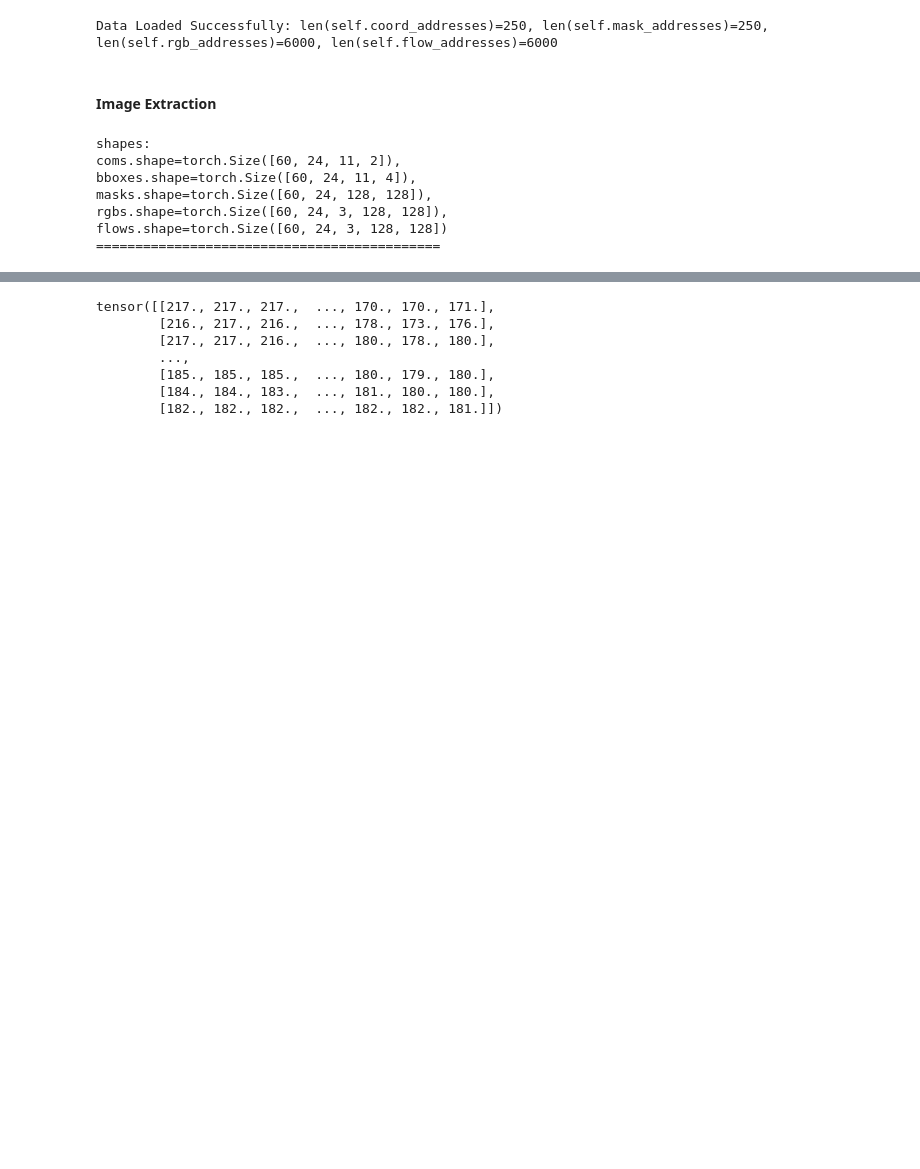
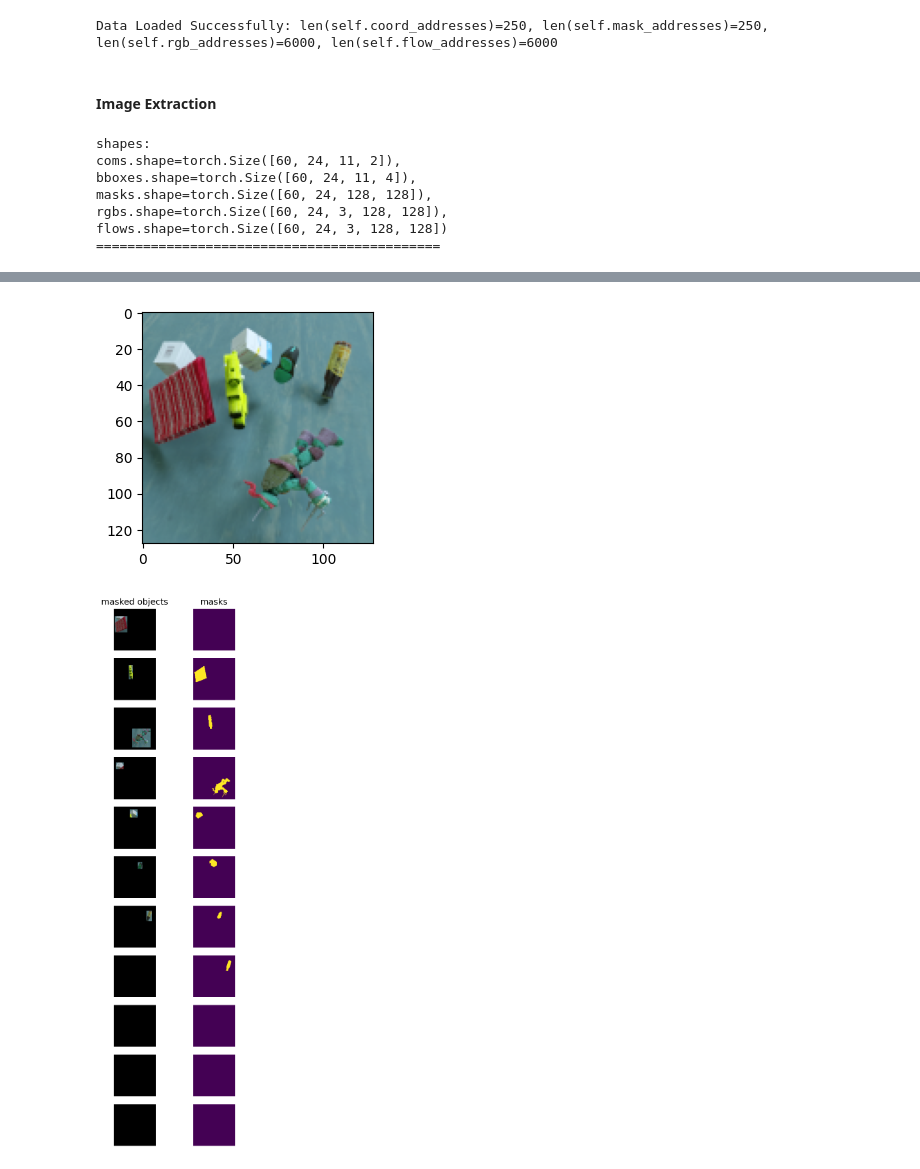
Before and after one commit to MasHBRS/VideoTracker, a Jupyter notebook: src/utils/util_test.ipynb, the cells around one changed output, grey strips where cells are left out. Saved outputs shown, nothing was run; the diff lists cells and outputs as text; code cells hidden in the pictures; blank space fills up the shorter version.

```diff
--- a/src/utils/util_test.ipynb
+++ b/src/utils/util_test.ipynb
@@ -71,12 +70,24 @@ plt.show()
-# %%
-masked_imgs.shape
-
-masked_imgs[0,0]
-# %% [output]
-tensor([[217., 217., 217.,  ..., 170., 170., 171.],
-        [216., 217., 216.,  ..., 178., 173., 176.],
-        [217., 217., 216.,  ..., 180., 178., 180.],
-        ...,
-        [185., 185., 185.,  ..., 180., 179., 180.],
-        [184., 184., 183.,  ..., 181., 180., 180.],
-        [182., 182., 182.,  ..., 182., 182., 181.]])
+# %%
+batch_index=4
+frame_index=6
+bboxed_imgs=extractor.extract_bboxed_images(rgbs[batch_index,frame_index],bboxes[batch_index,frame_index],max_objects_in_scene=max_objects_in_scene)
+
+normal_rgb=(rgbs[batch_index,frame_index]-rgbs[batch_index,frame_index].min())/(rgbs[batch_index,frame_index].max()-rgbs[batch_index,frame_index].min())
+plt.figure(figsize=(3, 3))
+plt.imshow(normal_rgb.permute(1, 2, 0))
+plt.show()
+
+fig, ax = plt.subplots(bboxed_imgs.shape[0], 2, figsize=(4,  bboxed_imgs.shape[0]))  # Height scales with number of rows
+
+for idx, mi in enumerate(bboxed_imgs):
+    if(idx==0):
+        ax[idx,0].set_title('masked objects')
+        ax[idx,1].set_title('masks')
+    ax[idx,0].imshow((mi).clamp(0, 255).permute(1,2,0).byte().numpy())
+    ax[idx,0].axis("off")
+plt.tight_layout()
+fig.set_dpi(150)
+plt.show()
+# %% [output]
+[figure, added]
+[figure, added]
```
Also changed, not shown: parts of 1 cell of this notebook, 1 other file.
